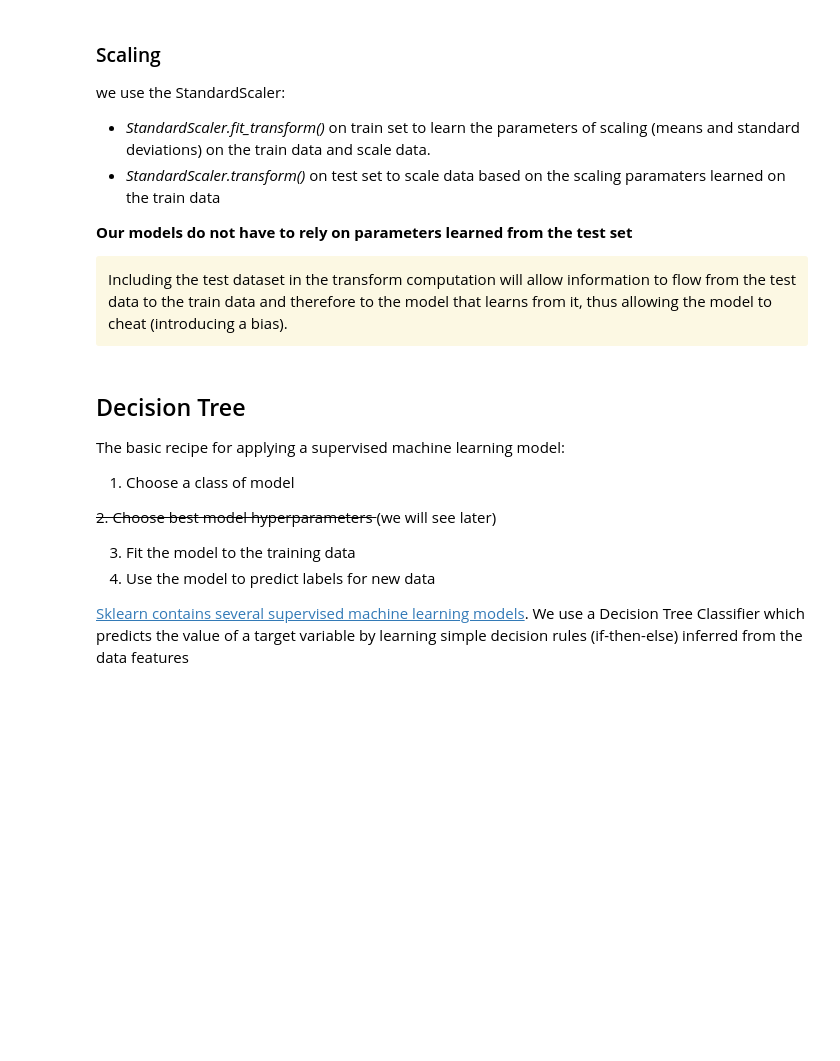
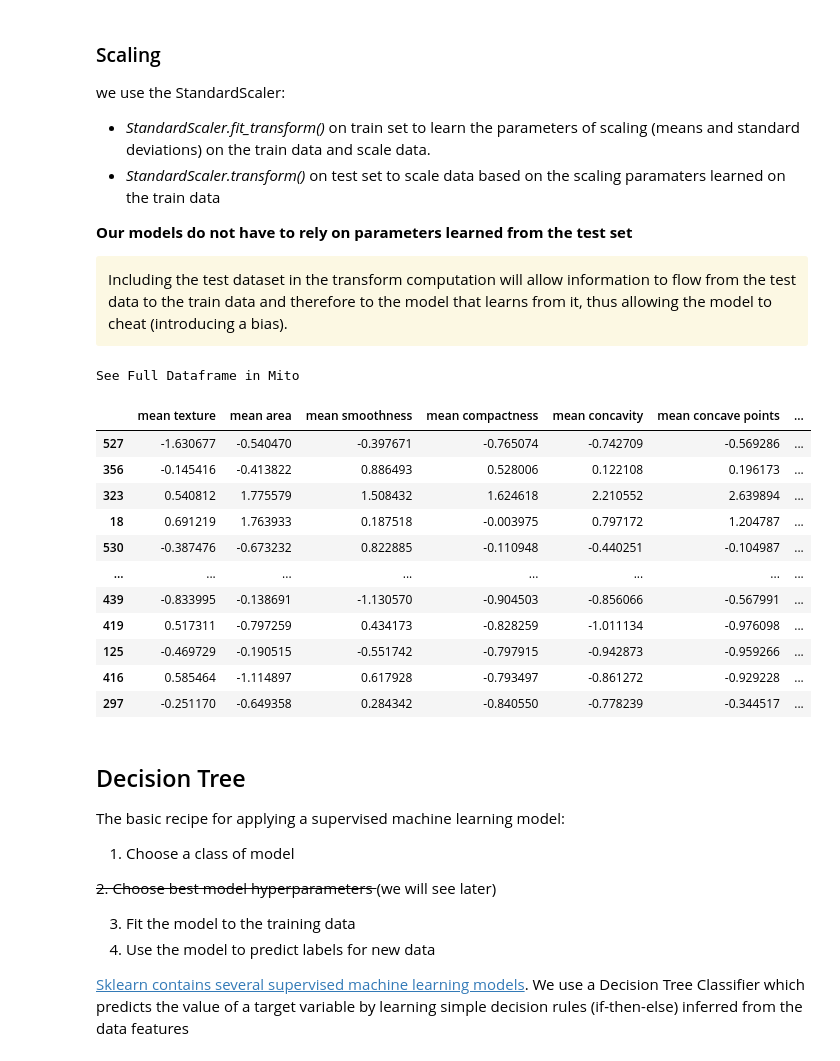
Before and after one commit to EMbeDS-education/IPDPP-GSSI-20212022, a Jupyter notebook: jupyter/jupyterNotebooks/M2_03BreastCancer_Supervised_ML.ipynb, the cells around one changed output. Drawn from its saved outputs; the diff is of its cells as text; code cells hidden in the pictures; blank space fills up the shorter version.

```diff
--- a/jupyter/jupyterNotebooks/M2_03BreastCancer_Supervised_ML.ipynb
+++ b/jupyter/jupyterNotebooks/M2_03BreastCancer_Supervised_ML.ipynb
@@ -199,15 +222,29 @@ Including the test dataset in the transform computation will allow information t
 # %%
 # # Standard Scaler
 
 # # fit on training
-# x_train_mean = X_train_raw.mean()
-# x_train_std = X_train_raw.std()
+x_train_mean = X_train_raw.mean()
+x_train_std = X_train_raw.std()
 
 # # transform training
-# (X_train_raw-x_train_mean)/x_train_std
+(X_train_raw-x_train_mean)/x_train_std
 
 # # transform testing
-# (X_test_raw-x_train_mean)/x_train_std
+(X_test_raw-x_train_mean)/x_train_std
+# %% [output]
+See Full Dataframe in Mito
+|  | mean texture | mean area | mean smoothness | mean compactness | mean concavity | mean concave points | ... |
+| 527 | -1.630677 | -0.540470 | -0.397671 | -0.765074 | -0.742709 | -0.569286 | ... |
+| 356 | -0.145416 | -0.413822 | 0.886493 | 0.528006 | 0.122108 | 0.196173 | ... |
+| 323 | 0.540812 | 1.775579 | 1.508432 | 1.624618 | 2.210552 | 2.639894 | ... |
+| 18 | 0.691219 | 1.763933 | 0.187518 | -0.003975 | 0.797172 | 1.204787 | ... |
+| 530 | -0.387476 | -0.673232 | 0.822885 | -0.110948 | -0.440251 | -0.104987 | ... |
+| ... | ... | ... | ... | ... | ... | ... | ... |
+| 439 | -0.833995 | -0.138691 | -1.130570 | -0.904503 | -0.856066 | -0.567991 | ... |
+| 419 | 0.517311 | -0.797259 | 0.434173 | -0.828259 | -1.011134 | -0.976098 | ... |
+| 125 | -0.469729 | -0.190515 | -0.551742 | -0.797915 | -0.942873 | -0.959266 | ... |
+| 416 | 0.585464 | -1.114897 | 0.617928 | -0.793497 | -0.861272 | -0.929228 | ... |
+| 297 | -0.251170 | -0.649358 | 0.284342 | -0.840550 | -0.778239 | -0.344517 | ... |
 # %%
 from sklearn.preprocessing import StandardScaler #for Scaling the features
 
```
Also changed, not shown: parts of 43 cells of this notebook, 2 other files.
